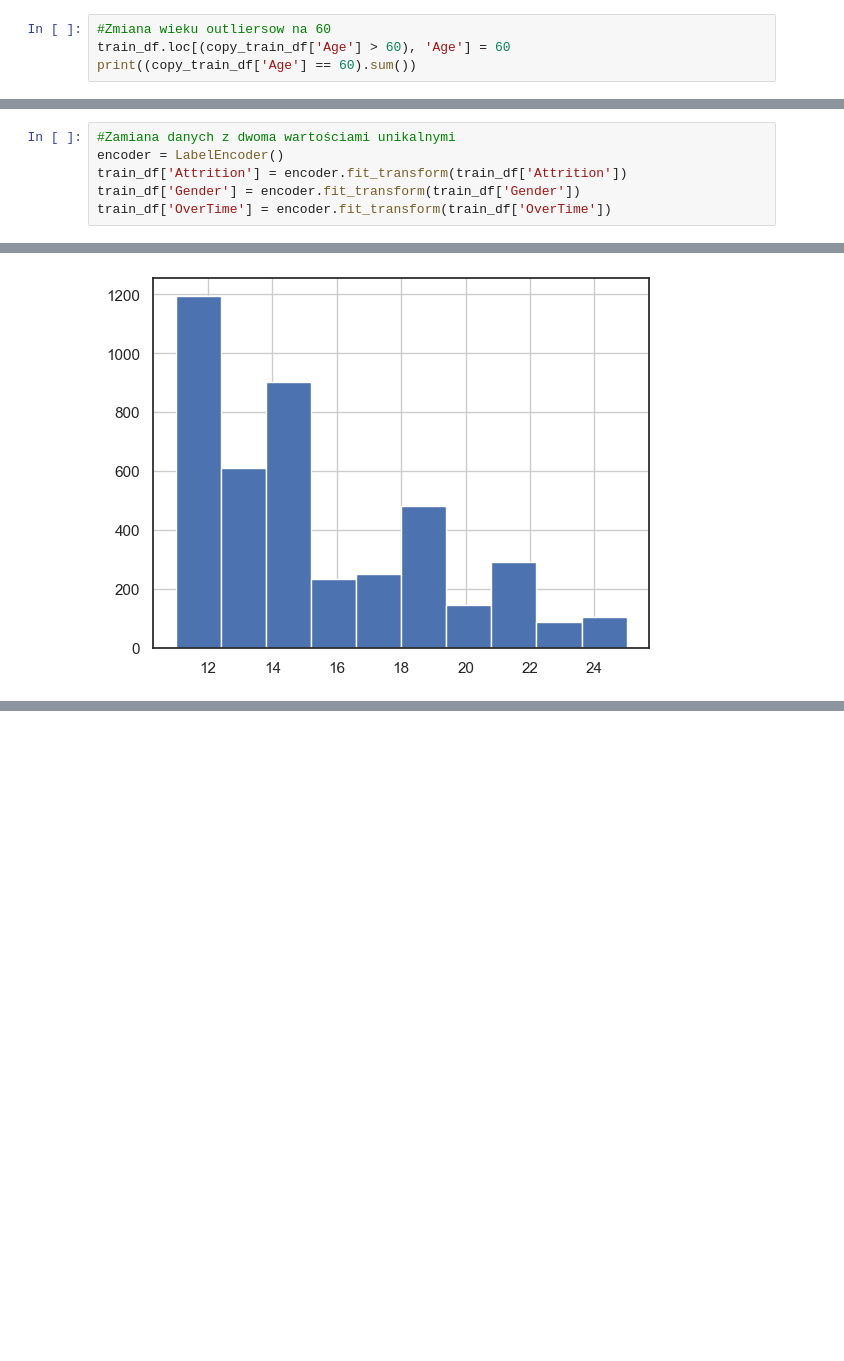
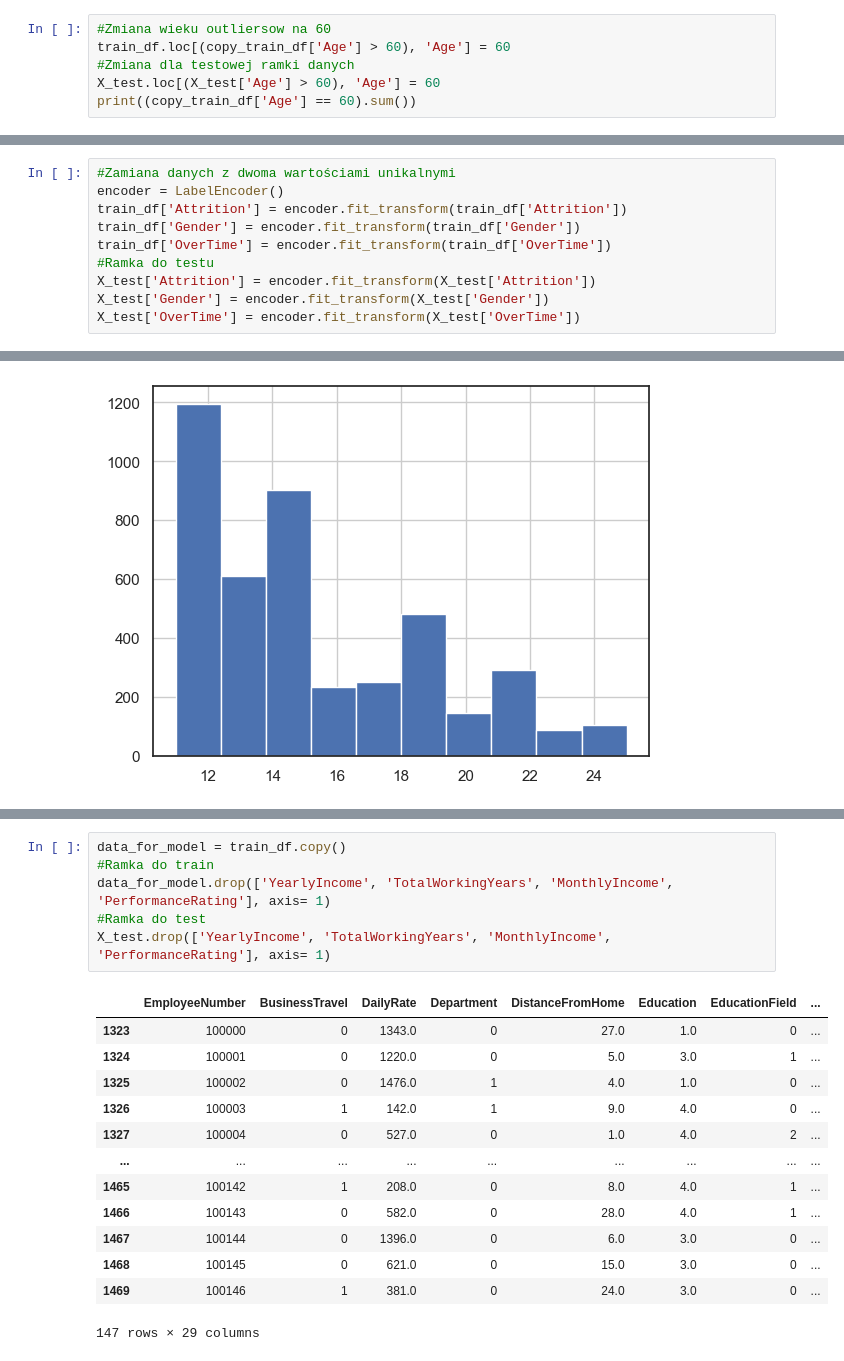
Before and after one commit to ARPDATA11/Klasyfikacja, a Jupyter notebook: Projekt.ipynb, the cells around one changed output, grey strips where cells are left out. Drawn from its saved outputs; the diff is of its cells as text; blank space fills up the shorter version.

```diff
--- a/Projekt.ipynb
+++ b/Projekt.ipynb
@@ -370,6 +380,8 @@ Name: Age, dtype: float64
 # %%
 #Zmiana wieku outliersow na 60
 train_df.loc[(copy_train_df['Age'] > 60), 'Age'] = 60
+#Zmiana dla testowej ramki danych
+X_test.loc[(X_test['Age'] > 60), 'Age'] = 60
 print((copy_train_df['Age'] == 60).sum())
 # %% [output]
 13
@@ -526,6 +569,10 @@ encoder = LabelEncoder()
 train_df['Attrition'] = encoder.fit_transform(train_df['Attrition'])
 train_df['Gender'] = encoder.fit_transform(train_df['Gender'])
 train_df['OverTime'] = encoder.fit_transform(train_df['OverTime'])
+#Ramka do testu
+X_test['Attrition'] = encoder.fit_transform(X_test['Attrition'])
+X_test['Gender'] = encoder.fit_transform(X_test['Gender'])
+X_test['OverTime'] = encoder.fit_transform(X_test['OverTime'])
 # %% [output]
 A value is trying to be set on a copy of a slice from a DataFrame.
 Try using .loc[row_indexer,col_indexer] = value instead
@@ -568,0 +674,20 @@ train_df['PercentSalaryHike'].hist()
+# %%
+data_for_model = train_df.copy()
+#Ramka do train
+data_for_model.drop(['YearlyIncome', 'TotalWorkingYears', 'MonthlyIncome', 'PerformanceRating'], axis= 1)
+#Ramka do test
+X_test.drop(['YearlyIncome', 'TotalWorkingYears', 'MonthlyIncome', 'PerformanceRating'], axis= 1)
+# %% [output]
+|  | EmployeeNumber | BusinessTravel | DailyRate | Department | DistanceFromHome | Education | EducationField | ... |
+| 1323 | 100000 | 0 | 1343.0 | 0 | 27.0 | 1.0 | 0 | ... |
+| 1324 | 100001 | 0 | 1220.0 | 0 | 5.0 | 3.0 | 1 | ... |
+| 1325 | 100002 | 0 | 1476.0 | 1 | 4.0 | 1.0 | 0 | ... |
+| 1326 | 100003 | 1 | 142.0 | 1 | 9.0 | 4.0 | 0 | ... |
+| 1327 | 100004 | 0 | 527.0 | 0 | 1.0 | 4.0 | 2 | ... |
+| ... | ... | ... | ... | ... | ... | ... | ... | ... |
+| 1465 | 100142 | 1 | 208.0 | 0 | 8.0 | 4.0 | 1 | ... |
+| 1466 | 100143 | 0 | 582.0 | 0 | 28.0 | 4.0 | 1 | ... |
+| 1467 | 100144 | 0 | 1396.0 | 0 | 6.0 | 3.0 | 0 | ... |
+| 1468 | 100145 | 0 | 621.0 | 0 | 15.0 | 3.0 | 0 | ... |
+| 1469 | 100146 | 1 | 381.0 | 0 | 24.0 | 3.0 | 0 | ... |
+147 rows × 29 columns
```
Also changed, not shown: parts of 17 cells of this notebook.
